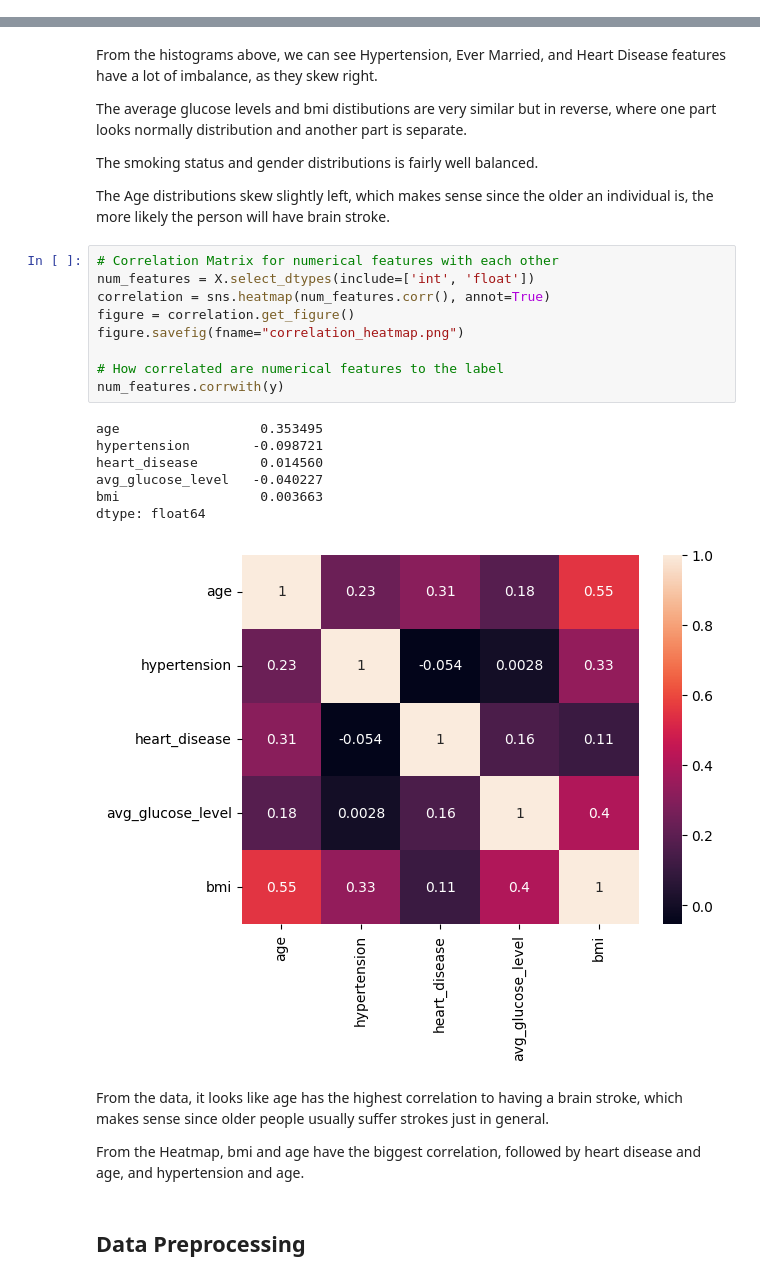
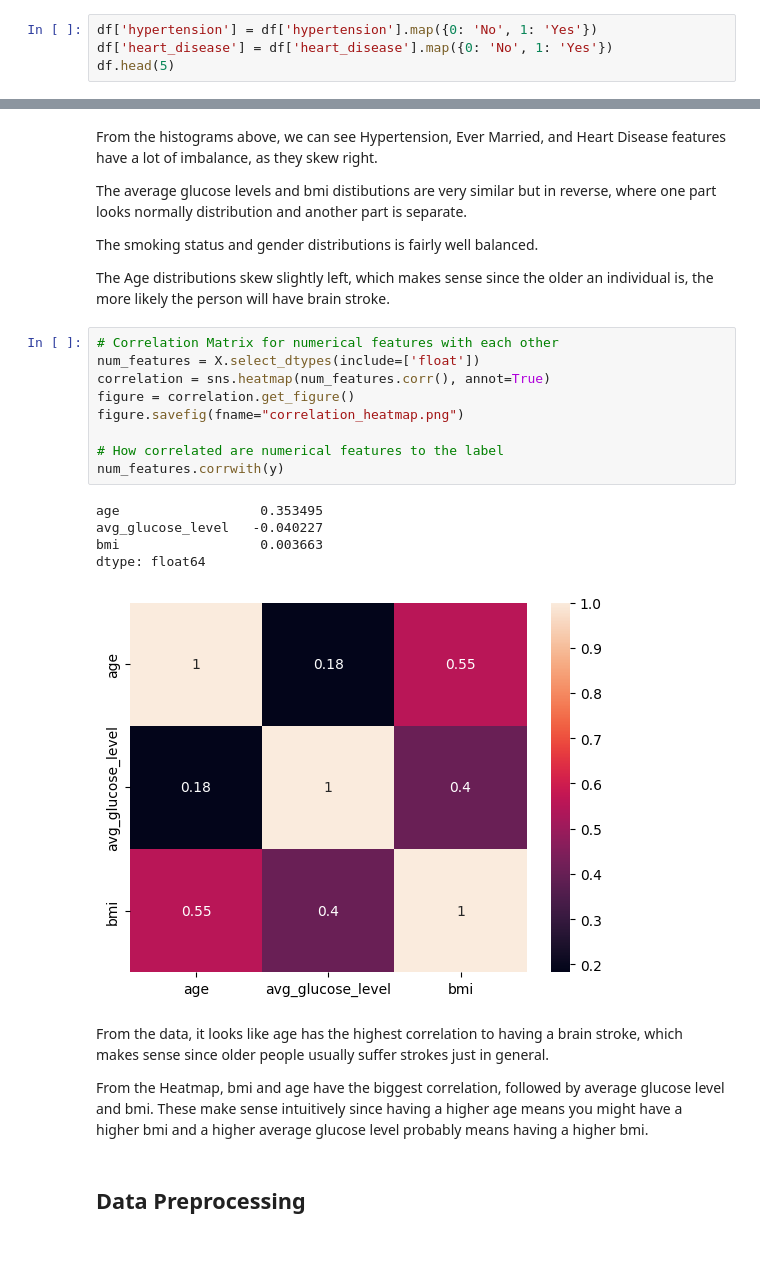
Before and after one commit to ayumahapat0/brain_stroke_detection_comparison, a Jupyter notebook: notebook.ipynb, the cells around one changed output, grey strips where cells are left out. Cells and saved outputs as stored; diff of their text form; blank space fills up the shorter version.

```diff
--- a/notebook.ipynb
+++ b/notebook.ipynb
@@ -37,0 +40,4 @@ df.head(10)
+# %%
+df['hypertension'] = df['hypertension'].map({0: 'No', 1: 'Yes'})
+df['heart_disease'] = df['heart_disease'].map({0: 'No', 1: 'Yes'})
+df.head(5)
@@ -142,25 +159,25 @@ The Age distributions skew slightly left, which makes sense since the older
 an individual is, the more likely the person will have brain stroke.
 # %%
 # Correlation Matrix for numerical features with each other
-num_features = X.select_dtypes(include=['int', 'float'])
+num_features = X.select_dtypes(include=['float'])
 correlation = sns.heatmap(num_features.corr(), annot=True)
 figure = correlation.get_figure()
 figure.savefig(fname="correlation_heatmap.png")
 
 # How correlated are numerical features to the label
 num_features.corrwith(y)
 # %% [output]
 age                  0.353495
-hypertension        -0.098721
-heart_disease        0.014560
 avg_glucose_level   -0.040227
 bmi                  0.003663
 dtype: float64
-[figure, old version]
+[figure, new version]
 # %% [markdown]
 From the data, it looks like age has the highest correlation to having a brain stroke, which makes sense since older people usually suffer strokes just in general.
 
-From the Heatmap, bmi and age have the biggest correlation, followed by heart disease and age, and hypertension and age.
+From the Heatmap, bmi and age have the biggest correlation, followed by average glucose level and bmi.
+These make sense intuitively since having a higher age means you might have a higher bmi and a higher average glucose level
+probably means having a higher bmi.
 # %% [markdown]
 ## Data Preprocessing
 # %%
```
Also changed, not shown: parts of 7 cells of this notebook, 13 other files.
